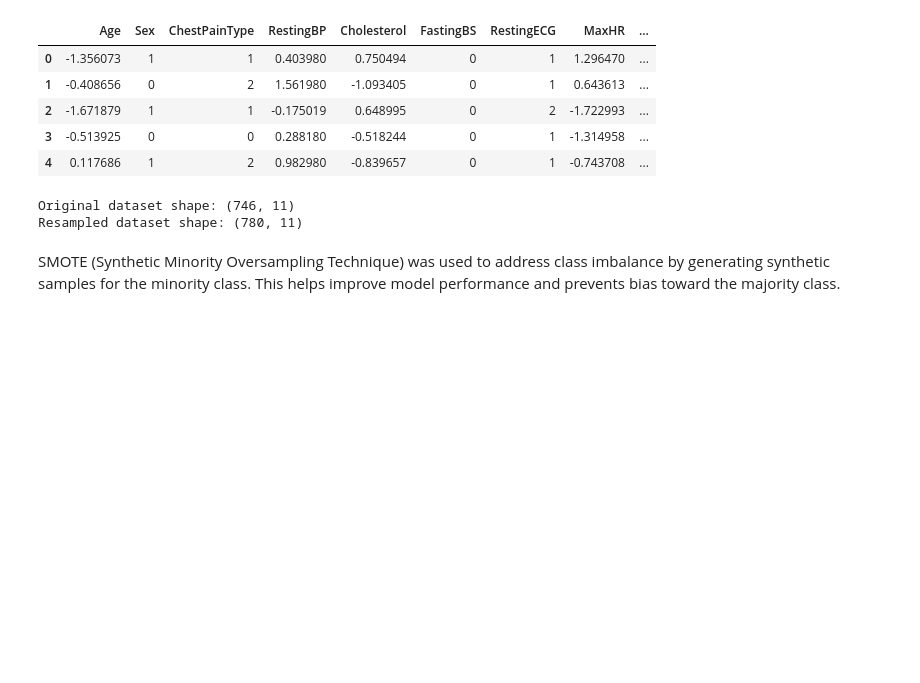
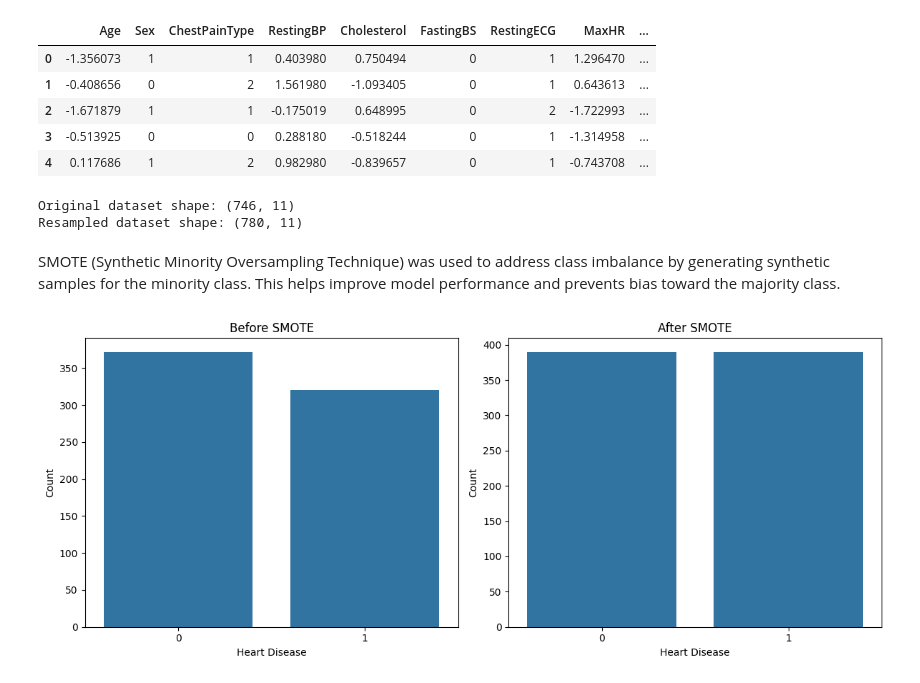
Before and after one commit to Maleewij65/heart-disease-prediction-ML_Assignment, a Jupyter notebook: IT22339324_Catboost.ipynb, the cells around one changed output. Drawn from its saved outputs; the diff is of its cells as text; code cells hidden in the pictures; blank space fills up the shorter version.

Commit message:
Added Class Distribution Comparison: Before vs After SMOTE

```diff
--- a/IT22339324_Catboost.ipynb
+++ b/IT22339324_Catboost.ipynb
@@ -265,3 +265,26 @@ SMOTE (Synthetic Minority Oversampling Technique) was used to address
 class imbalance by generating synthetic samples for the minority class.
 This helps improve model performance and prevents bias toward the
 majority class.
+# %%
+### Class Distribution Comparison: Before vs After SMOTE
+
+plt.figure(figsize=(12,5))
+
+# Before SMOTE
+plt.subplot(1,2,1)
+sns.countplot(x='HeartDisease', data=data)
+plt.title("Before SMOTE")
+plt.xlabel("Heart Disease")
+plt.ylabel("Count")
+
+# After SMOTE
+plt.subplot(1,2,2)
+sns.countplot(x=y_resampled)
+plt.title("After SMOTE")
+plt.xlabel("Heart Disease")
+plt.ylabel("Count")
+
+plt.tight_layout()
+plt.show()
+# %% [output]
+[figure, added]
```
